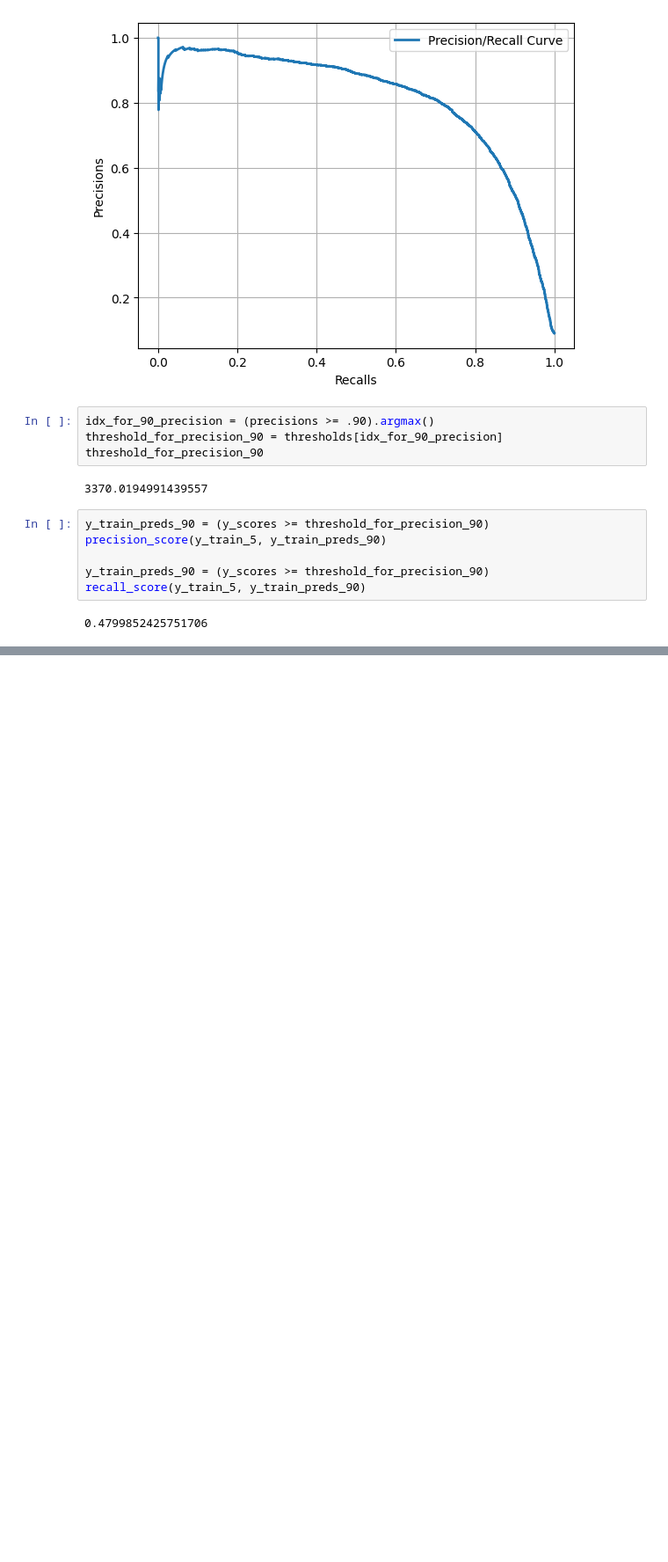
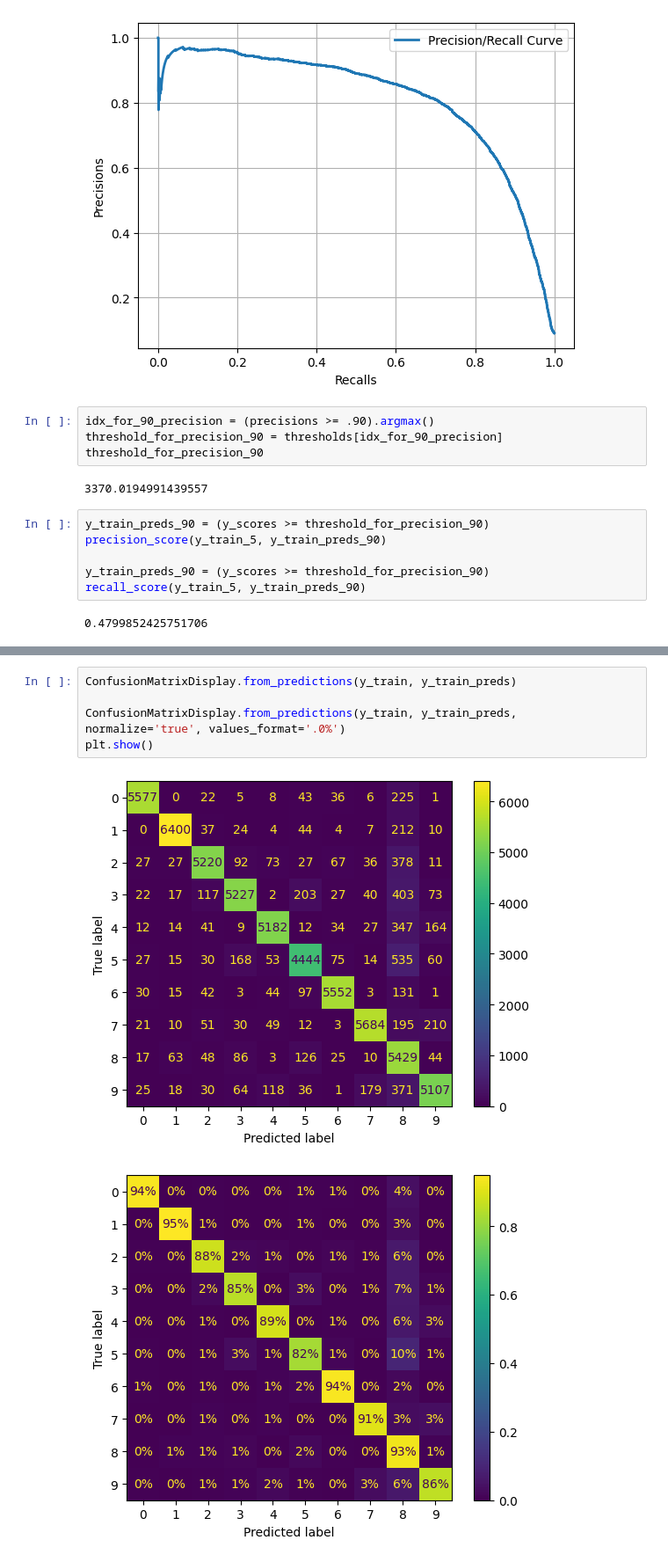
Before and after one commit to ChiragBangera/Handsonml, a Jupyter notebook: chapter_3/chapter_3.ipynb, the cells around one changed output, grey strips where cells are left out. Shown at 88% size. Cells and saved outputs as stored; diff of their text form; blank space fills up the shorter version.

```diff
--- a/chapter_3/chapter_3.ipynb
+++ b/chapter_3/chapter_3.ipynb
@@ -132,0 +234,8 @@ recall_score(y_train_5, y_train_preds_90)
+# %%
+ConfusionMatrixDisplay.from_predictions(y_train, y_train_preds)
+
+ConfusionMatrixDisplay.from_predictions(y_train, y_train_preds, normalize='true', values_format='.0%')
+plt.show()
+# %% [output]
+[figure, added]
+[figure, added]
```
Also changed, not shown: parts of 14 cells of this notebook.
